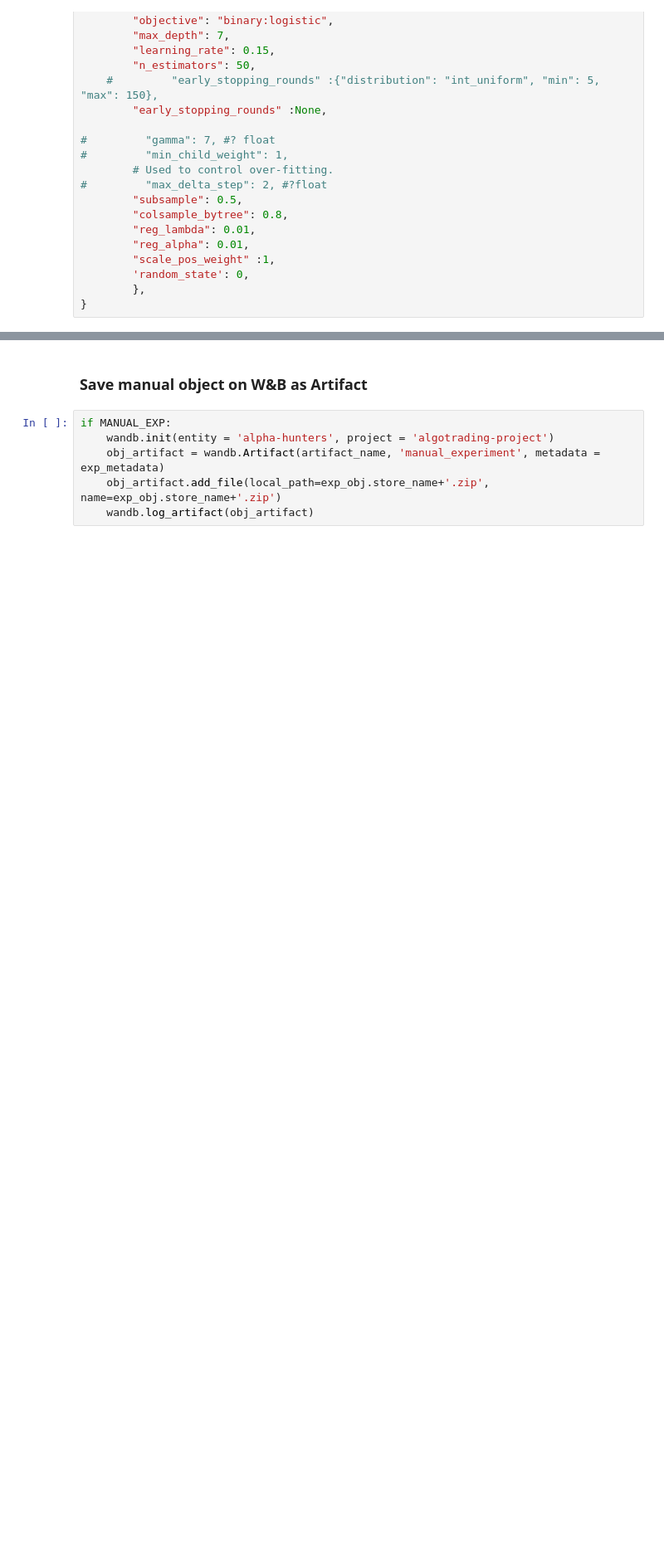
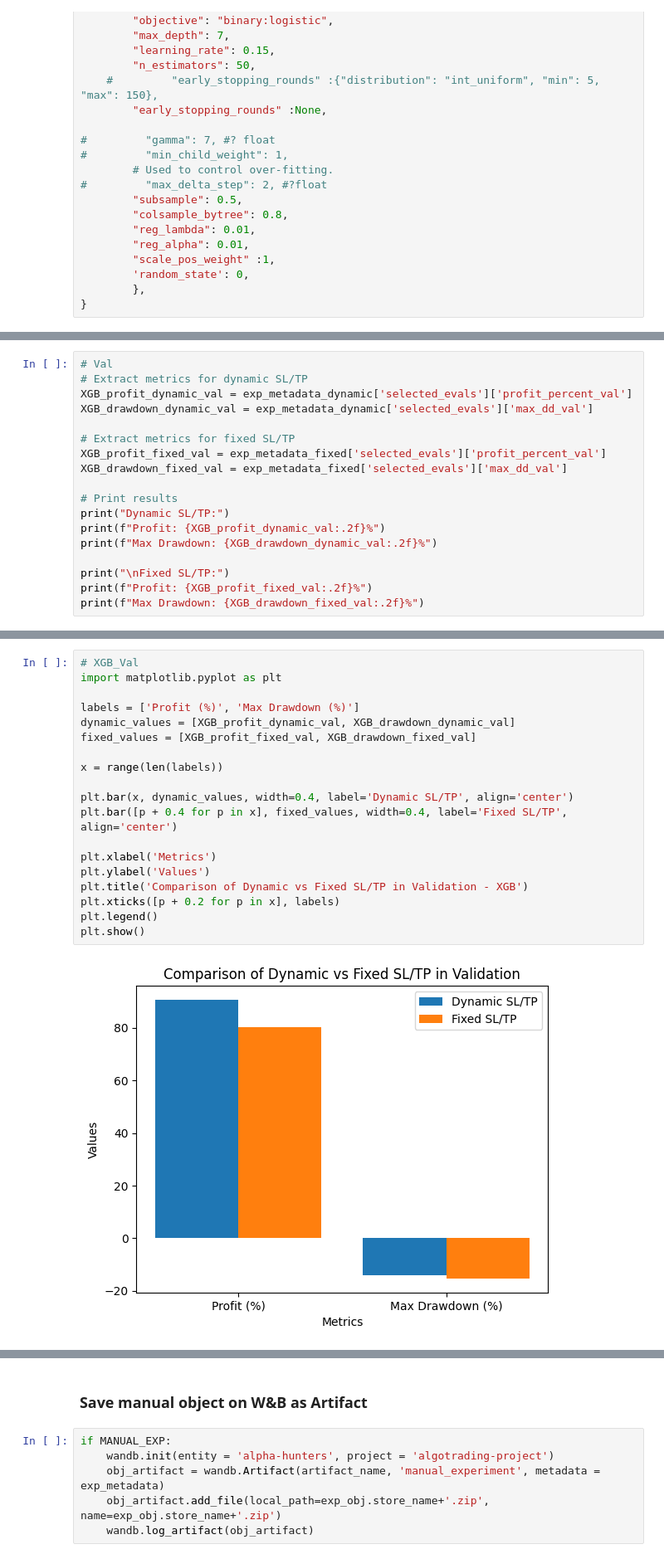
Before and after one commit to Alpha-Hunterss/ML-Algotrading-Project, a Jupyter notebook: algotrading_experiments_colab.ipynb, the cells around one changed output, grey strips where cells are left out. Shown at 83% size. Saved outputs shown, nothing was run; the diff lists cells and outputs as text; blank space fills up the shorter version.

```diff
--- a/algotrading_experiments_colab.ipynb
+++ b/algotrading_experiments_colab.ipynb
@@ -791,0 +781,18 @@ object pickle stored zipped: XGB_long_EURUSD_M400_TP30_SL7_prof-45.59_max_dd-66.
+# %%
+# Val
+# Extract metrics for dynamic SL/TP
+XGB_profit_dynamic_val = exp_metadata_dynamic['selected_evals']['profit_percent_val']
+XGB_drawdown_dynamic_val = exp_metadata_dynamic['selected_evals']['max_dd_val']
+
+# Extract metrics for fixed SL/TP
+XGB_profit_fixed_val = exp_metadata_fixed['selected_evals']['profit_percent_val']
+XGB_drawdown_fixed_val = exp_metadata_fixed['selected_evals']['max_dd_val']
+
+# Print results
+print("Dynamic SL/TP:")
+print(f"Profit: {XGB_profit_dynamic_val:.2f}%")
+print(f"Max Drawdown: {XGB_drawdown_dynamic_val:.2f}%")
+
+print("\nFixed SL/TP:")
+print(f"Profit: {XGB_profit_fixed_val:.2f}%")
+print(f"Max Drawdown: {XGB_drawdown_fixed_val:.2f}%")
@@ -791,0 +833,21 @@ object pickle stored zipped: XGB_long_EURUSD_M400_TP30_SL7_prof-45.59_max_dd-66.
+# %%
+# XGB_Val
+import matplotlib.pyplot as plt
+
+labels = ['Profit (%)', 'Max Drawdown (%)']
+dynamic_values = [XGB_profit_dynamic_val, XGB_drawdown_dynamic_val]
+fixed_values = [XGB_profit_fixed_val, XGB_drawdown_fixed_val]
+
+x = range(len(labels))
+
+plt.bar(x, dynamic_values, width=0.4, label='Dynamic SL/TP', align='center')
+plt.bar([p + 0.4 for p in x], fixed_values, width=0.4, label='Fixed SL/TP', align='center')
+
+plt.xlabel('Metrics')
+plt.ylabel('Values')
+plt.title('Comparison of Dynamic vs Fixed SL/TP in Validation - XGB')
+plt.xticks([p + 0.2 for p in x], labels)
+plt.legend()
+plt.show()
+# %% [output]
+[figure, added]
```
Also changed, not shown: parts of 40 cells of this notebook, 1 other file.
